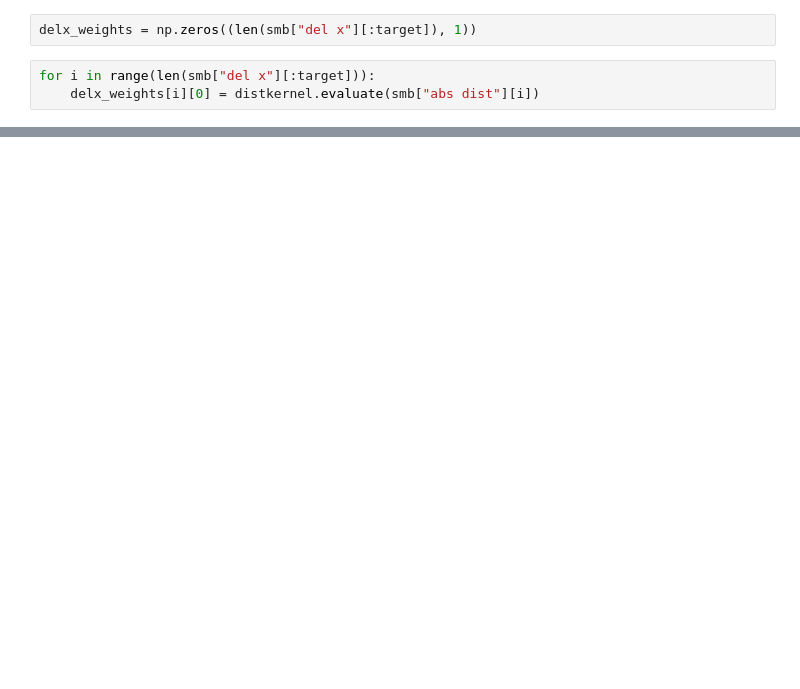
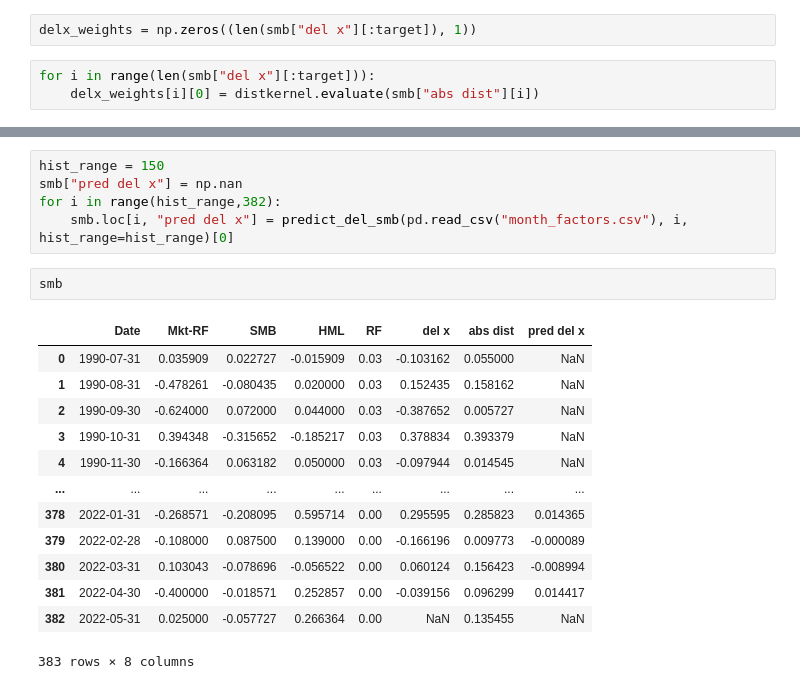
Before and after one commit to hasithv/algo-grind, a Jupyter notebook: factor change estimation.ipynb, the cells around one changed output, grey strips where cells are left out. Saved outputs shown, nothing was run; the diff lists cells and outputs as text; blank space fills up the shorter version.

```diff
--- a/factor change estimation.ipynb
+++ b/factor change estimation.ipynb
@@ -65,0 +82,21 @@ def predict_delx(factors, range, end):
+# %%
+hist_range = 150
+smb["pred del x"] = np.nan
+for i in range(hist_range,382):
+    smb.loc[i, "pred del x"] = predict_del_smb(pd.read_csv("month_factors.csv"), i, hist_range=hist_range)[0]
+# %%
+smb
+# %% [output]
+|  | Date | Mkt-RF | SMB | HML | RF | del x | abs dist | pred del x |
+| 0 | 1990-07-31 | 0.035909 | 0.022727 | -0.015909 | 0.03 | -0.103162 | 0.055000 | NaN |
+| 1 | 1990-08-31 | -0.478261 | -0.080435 | 0.020000 | 0.03 | 0.152435 | 0.158162 | NaN |
+| 2 | 1990-09-30 | -0.624000 | 0.072000 | 0.044000 | 0.03 | -0.387652 | 0.005727 | NaN |
+| 3 | 1990-10-31 | 0.394348 | -0.315652 | -0.185217 | 0.03 | 0.378834 | 0.393379 | NaN |
+| 4 | 1990-11-30 | -0.166364 | 0.063182 | 0.050000 | 0.03 | -0.097944 | 0.014545 | NaN |
+| ... | ... | ... | ... | ... | ... | ... | ... | ... |
+| 378 | 2022-01-31 | -0.268571 | -0.208095 | 0.595714 | 0.00 | 0.295595 | 0.285823 | 0.014365 |
+| 379 | 2022-02-28 | -0.108000 | 0.087500 | 0.139000 | 0.00 | -0.166196 | 0.009773 | -0.000089 |
+| 380 | 2022-03-31 | 0.103043 | -0.078696 | -0.056522 | 0.00 | 0.060124 | 0.156423 | -0.008994 |
+| 381 | 2022-04-30 | -0.400000 | -0.018571 | 0.252857 | 0.00 | -0.039156 | 0.096299 | 0.014417 |
+| 382 | 2022-05-31 | 0.025000 | -0.057727 | 0.266364 | 0.00 | NaN | 0.135455 | NaN |
+383 rows × 8 columns
```
Also changed, not shown: parts of 9 cells of this notebook.
